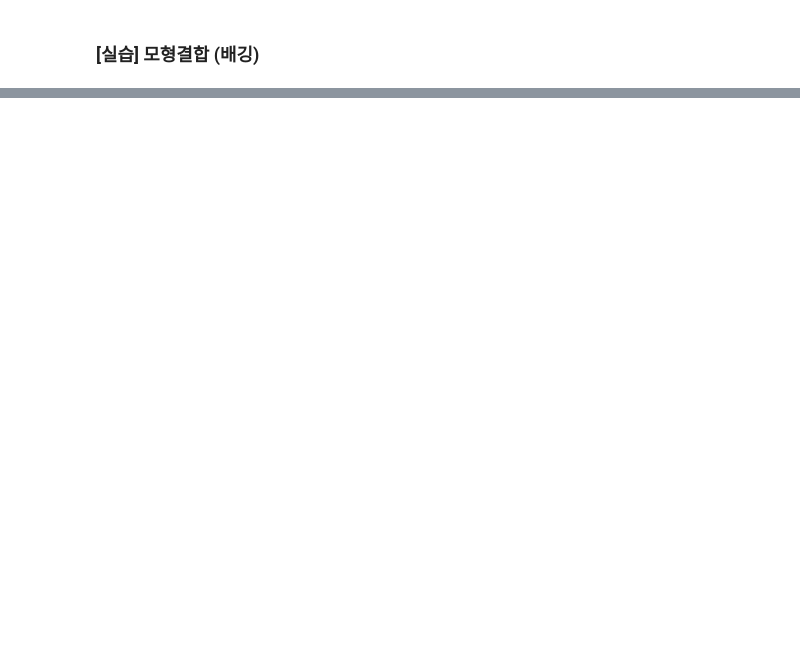
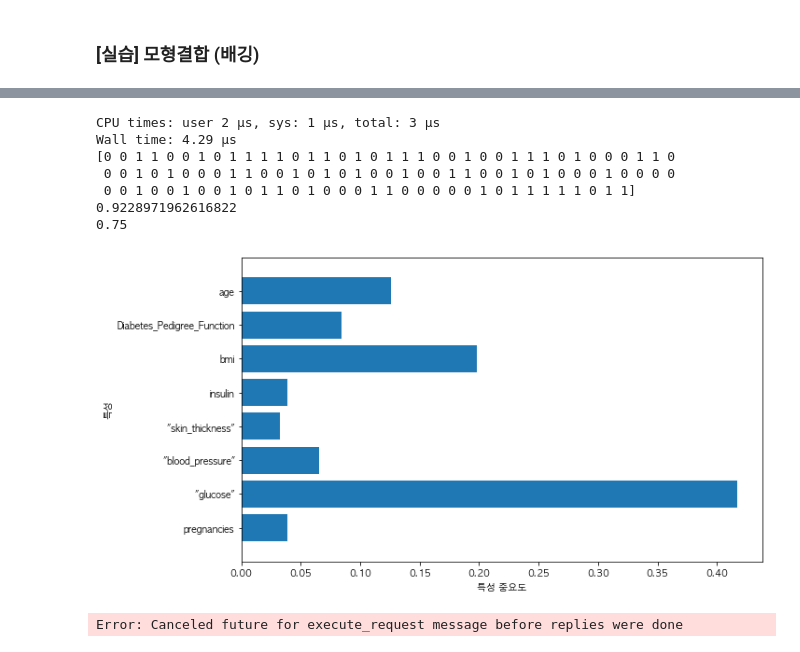
Before and after one commit to rileyko/PythonStudy, a Jupyter notebook: Ensemble/ensemble.ipynb, the cells around one changed output, grey strips where cells are left out. Cells and saved outputs as stored; diff of their text form; code cells hidden in the pictures; blank space fills up the shorter version.

Commit message:
~ finish ensemble

```diff
--- a/Ensemble/ensemble.ipynb
+++ b/Ensemble/ensemble.ipynb
@@ -160,0 +349,38 @@ Index(['age', 'sex', 'cp', 'trestbps', 'chol', 'fbs', 'restecg', 'thalach',
+# %%
+# GradientBoosting Classifier
+from sklearn.ensemble import GradientBoostingClassifier
+model_grad = GradientBoostingClassifier(n_estimators=100, max_depth=3, random_state=0)
+
+%time
+model_grad.fit(X_train, y_train)
+
+print(model_grad.predict(X_test))
+print(model_grad.score(X_train, y_train))
+print(model_grad.score(X_test, y_test))
+
+plot_tree(model_grad)
+# %% [output]
+CPU times: user 2 µs, sys: 1 µs, total: 3 µs
+Wall time: 4.29 µs
+[0 0 1 1 0 0 1 0 1 1 1 1 0 1 1 0 1 0 1 1 1 0 0 1 0 0 1 1 1 0 1 0 0 0 1 1 0
+ 0 0 1 0 1 0 0 0 1 1 0 0 1 0 1 0 1 0 0 1 0 0 1 1 0 0 1 0 1 0 0 0 1 0 0 0 0
+ 0 0 1 0 0 1 0 0 1 0 1 1 0 1 0 0 0 1 1 0 0 0 0 0 1 0 1 1 1 1 1 0 1 1]
+0.9228971962616822
+0.75
+[figure, added]
+# %%
+# # XGBoost
+
+from xgboost import XGBClassifier
+model_xgb = XGBClassifier(n_estimators=100, max_depth=3, random_state=0)
+
+%time
+model_xgb.fit(X_train, y_train)
+
+print(model_xgb.predict(X_test))
+print(model_xgb.score(X_train, y_train))
+print(model_xgb.score(X_test, y_test))
+
+plot_tree(model_xgb)
+# %% [output]
+Error: Canceled future for execute_request message before replies were done
```
Also changed, not shown: parts of 19 cells of this notebook, 3 other files.
